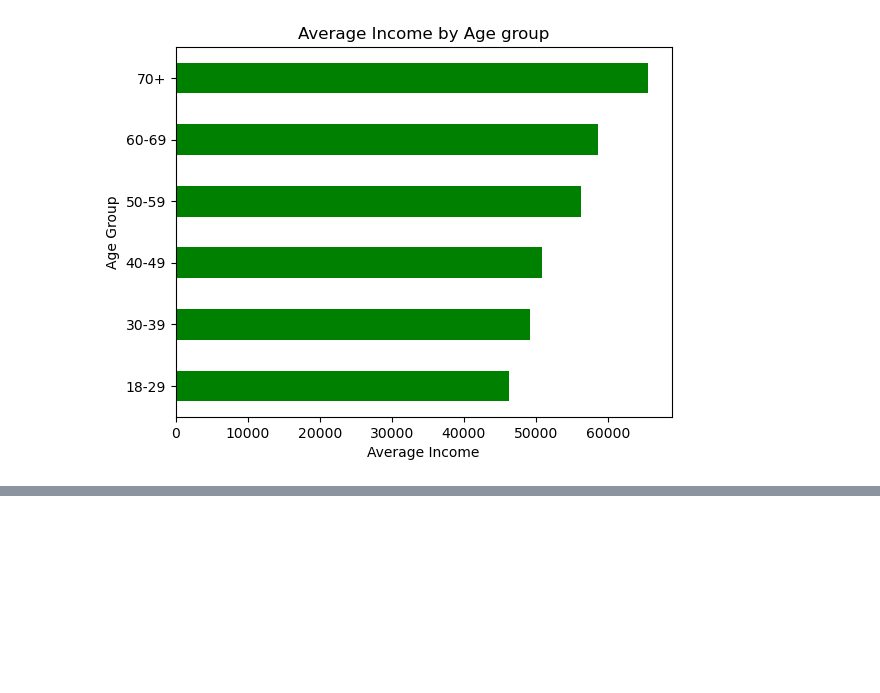
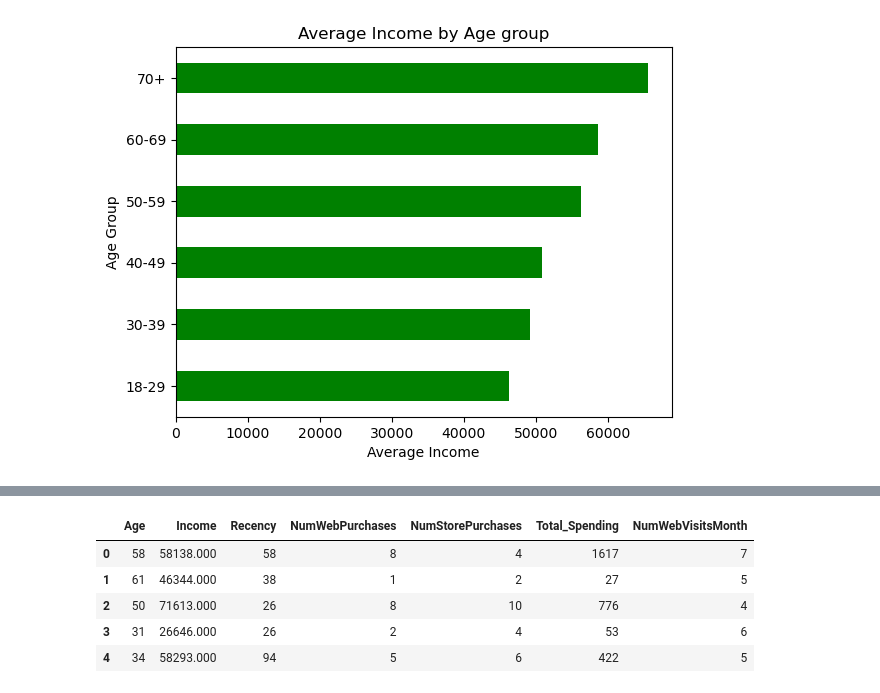
Before and after one commit to PhinehasBerko/customer-segmentation-project, a Jupyter notebook: code/customer-segment-analysis.ipynb, the cells around one changed output, grey strips where cells are left out. Drawn from its saved outputs; the diff is of its cells as text; code cells hidden in the pictures; blank space fills up the shorter version.

```diff
--- a/code/customer-segment-analysis.ipynb
+++ b/code/customer-segment-analysis.ipynb
@@ -370,0 +390,9 @@ plt.show();
+# %%
+X.head()
+# %% [output]
+|  | Age | Income | Recency | NumWebPurchases | NumStorePurchases | Total_Spending | NumWebVisitsMonth |
+| 0 | 58 | 58138.000 | 58 | 8 | 4 | 1617 | 7 |
+| 1 | 61 | 46344.000 | 38 | 1 | 2 | 27 | 5 |
+| 2 | 50 | 71613.000 | 26 | 8 | 10 | 776 | 4 |
+| 3 | 31 | 26646.000 | 26 | 2 | 4 | 53 | 6 |
+| 4 | 34 | 58293.000 | 94 | 5 | 6 | 422 | 5 |
```
Also changed, not shown: parts of 6 cells of this notebook.
